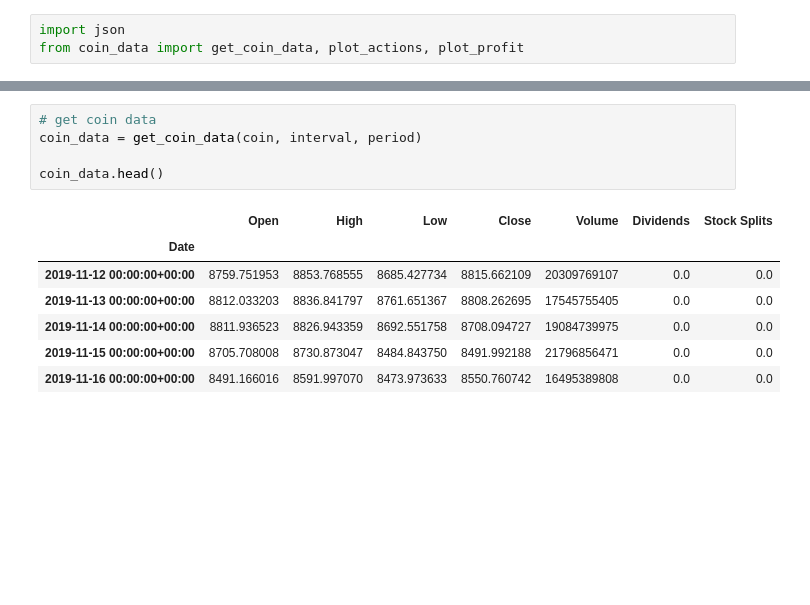
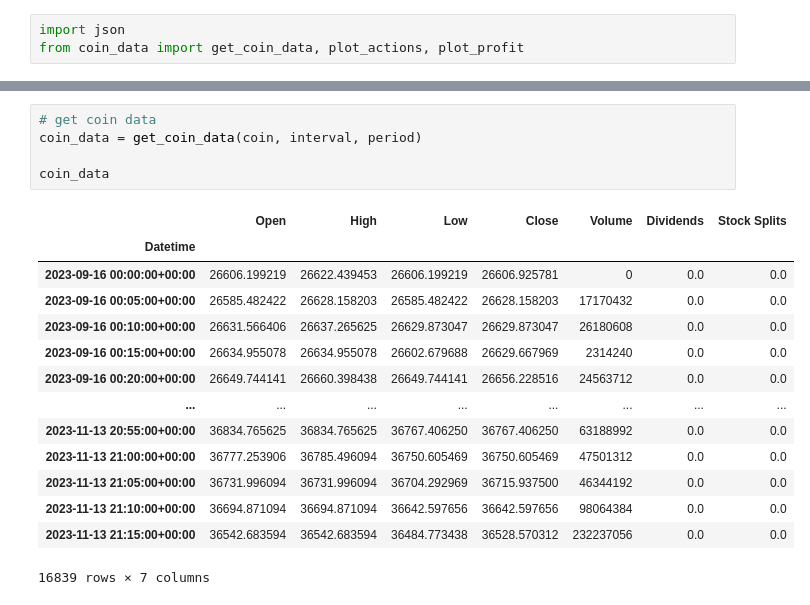
Before and after one commit to pahautelman/bitcoin-bot, a Jupyter notebook: main.ipynb, the cells around one changed output, grey strips where cells are left out. Cells and saved outputs as stored; diff of their text form; blank space fills up the shorter version.

```diff
--- a/main.ipynb
+++ b/main.ipynb
@@ -41,16 +43,23 @@ portfolio_size: 2000
 # %%
 # get coin data
 coin_data = get_coin_data(coin, interval, period)
 
-coin_data.head()
+coin_data
 # %% [output]
 |  | Open | High | Low | Close | Volume | Dividends | Stock Splits |
-| Date |  |  |  |  |  |  |  |
-| 2019-11-12 00:00:00+00:00 | 8759.751953 | 8853.768555 | 8685.427734 | 8815.662109 | 20309769107 | 0.0 | 0.0 |
-| 2019-11-13 00:00:00+00:00 | 8812.033203 | 8836.841797 | 8761.651367 | 8808.262695 | 17545755405 | 0.0 | 0.0 |
-| 2019-11-14 00:00:00+00:00 | 8811.936523 | 8826.943359 | 8692.551758 | 8708.094727 | 19084739975 | 0.0 | 0.0 |
-| 2019-11-15 00:00:00+00:00 | 8705.708008 | 8730.873047 | 8484.843750 | 8491.992188 | 21796856471 | 0.0 | 0.0 |
-| 2019-11-16 00:00:00+00:00 | 8491.166016 | 8591.997070 | 8473.973633 | 8550.760742 | 16495389808 | 0.0 | 0.0 |
+| Datetime |  |  |  |  |  |  |  |
+| 2023-09-16 00:00:00+00:00 | 26606.199219 | 26622.439453 | 26606.199219 | 26606.925781 | 0 | 0.0 | 0.0 |
+| 2023-09-16 00:05:00+00:00 | 26585.482422 | 26628.158203 | 26585.482422 | 26628.158203 | 17170432 | 0.0 | 0.0 |
+| 2023-09-16 00:10:00+00:00 | 26631.566406 | 26637.265625 | 26629.873047 | 26629.873047 | 26180608 | 0.0 | 0.0 |
+| 2023-09-16 00:15:00+00:00 | 26634.955078 | 26634.955078 | 26602.679688 | 26629.667969 | 2314240 | 0.0 | 0.0 |
+| 2023-09-16 00:20:00+00:00 | 26649.744141 | 26660.398438 | 26649.744141 | 26656.228516 | 24563712 | 0.0 | 0.0 |
+| ... | ... | ... | ... | ... | ... | ... | ... |
+| 2023-11-13 20:55:00+00:00 | 36834.765625 | 36834.765625 | 36767.406250 | 36767.406250 | 63188992 | 0.0 | 0.0 |
+| 2023-11-13 21:00:00+00:00 | 36777.253906 | 36785.496094 | 36750.605469 | 36750.605469 | 47501312 | 0.0 | 0.0 |
+| 2023-11-13 21:05:00+00:00 | 36731.996094 | 36731.996094 | 36704.292969 | 36715.937500 | 46344192 | 0.0 | 0.0 |
+| 2023-11-13 21:10:00+00:00 | 36694.871094 | 36694.871094 | 36642.597656 | 36642.597656 | 98064384 | 0.0 | 0.0 |
+| 2023-11-13 21:15:00+00:00 | 36542.683594 | 36542.683594 | 36484.773438 | 36528.570312 | 232237056 | 0.0 | 0.0 |
+16839 rows × 7 columns
 # %%
 # use DCA as baseline agent
 from agents.DCA_agent import DCA_agent
```
Also changed, not shown: parts of 4 cells of this notebook, 8 other files.
